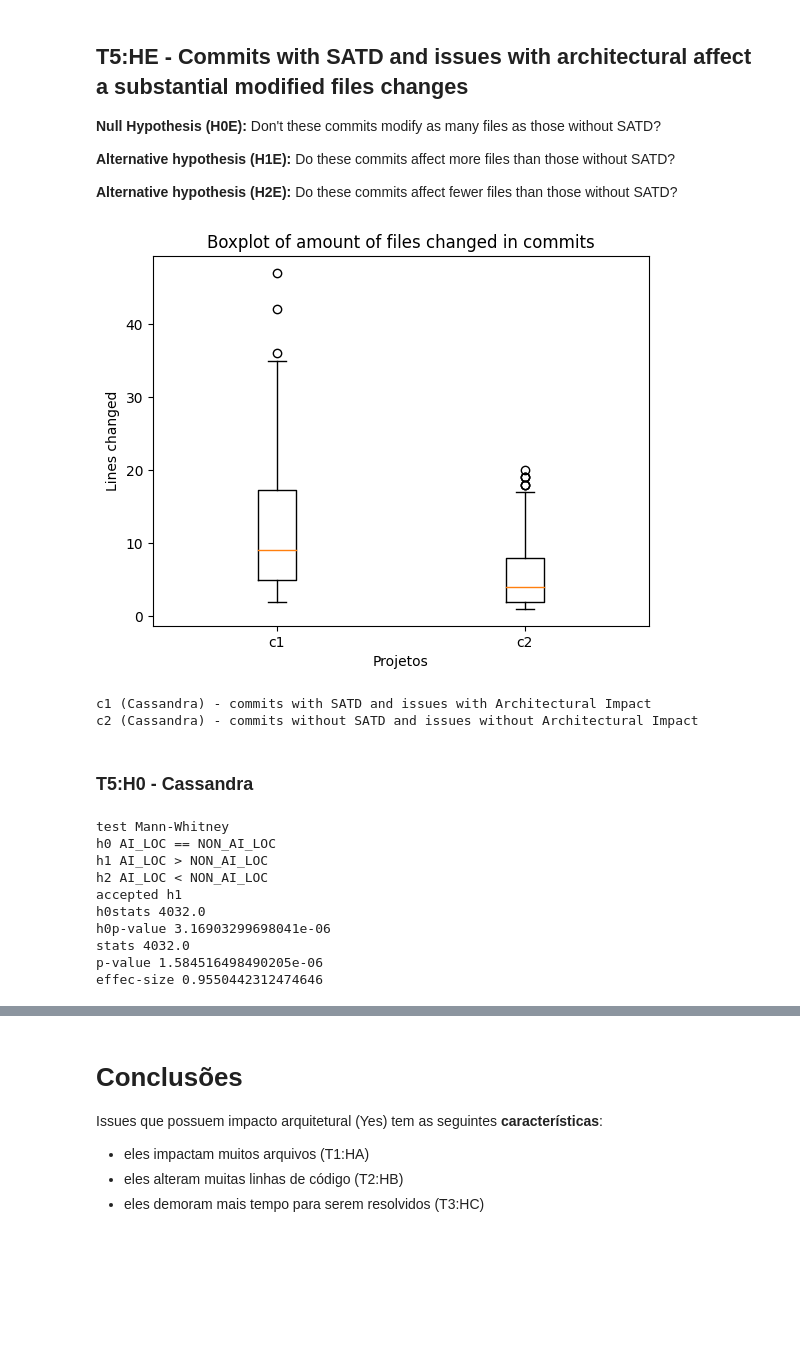
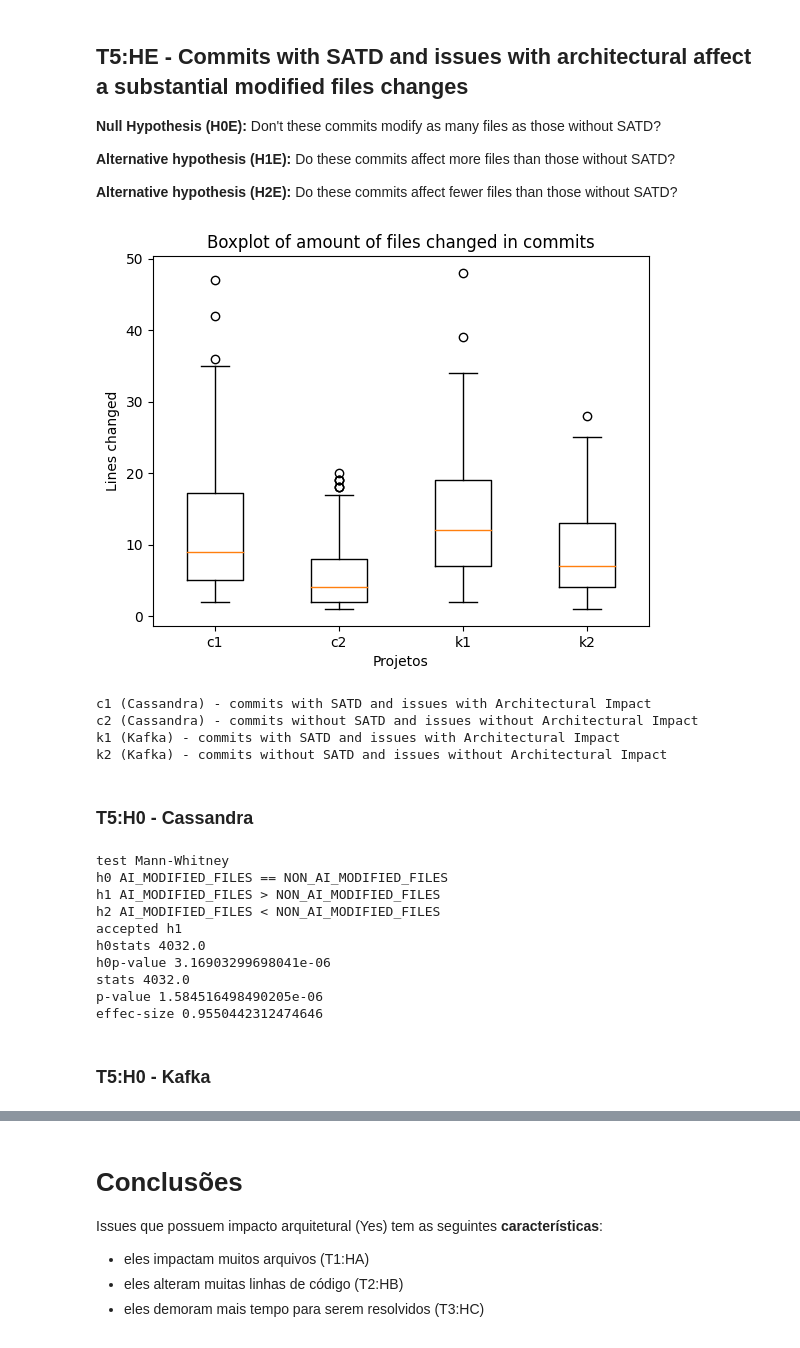
Before and after one commit to armandossrecife/my_validation, a Jupyter notebook: my_comparison2.ipynb, the cells around one changed output, grey strips where cells are left out. Drawn from its saved outputs; the diff is of its cells as text; code cells hidden in the pictures; blank space fills up the shorter version.

```diff
--- a/my_comparison2.ipynb
+++ b/my_comparison2.ipynb
@@ -1571,3 +1506,5 @@ effec-size 1.1167104558809364
 # %%
 df_extra1_cassandra_commits_issues_yes_ai = pd.read_excel('cassandra_commits_issues_yes_ai_satd.xlsx')
 df_extra1_cassandra_commits_issues_no_ai_no_satd = pd.read_excel('cassandra_commits_issues_no_ai_no_satd.xlsx')
+df_extra1_kafka_commits_issues_yes_ai = pd.read_excel('kafka_commits_issues_yes_ai_satd.xlsx')
+df_extra1_kafka_commits_issues_no_ai = pd.read_excel('kafka_commits_issues_no_ai_no_satd.xlsx')
@@ -1621,39 +1572,43 @@ effec-size 1.1888854537193647
 # %%
 d1_extra1_cassandra_issues_ai_yes_files = df_extra1_cassandra_commits_issues_yes_ai.files
 d1_extra1_cassandra_without_outliers_files = remove_outliers_from_serie(d1_extra1_cassandra_issues_ai_yes_files)
-d3_extra1_cassandra_commits_issues_no_ai_no_satd_files = df_extra1_cassandra_commits_issues_no_ai_no_satd.files
-d3_extra1_cassandra_without_outliers_files = remove_outliers_from_serie(d3_extra1_cassandra_commits_issues_no_ai_no_satd_files)
+d2_extra1_cassandra_commits_issues_no_ai_no_satd_files = df_extra1_cassandra_commits_issues_no_ai_no_satd.files
+d2_extra1_cassandra_without_outliers_files = remove_outliers_from_serie(d2_extra1_cassandra_commits_issues_no_ai_no_satd_files)
+# %%
+d1_extra1_kafka_issues_ai_yes_files = df_extra1_kafka_commits_issues_yes_ai.files
+d1_extra1_kafka_without_outliers_files = remove_outliers_from_serie(d1_extra1_kafka_issues_ai_yes_files)
+d2_extra1_kafka_commits_issues_no_ai_no_satd_files = df_extra1_kafka_commits_issues_no_ai.files
+d2_extra1_kafka_without_outliers_files = remove_outliers_from_serie(d2_extra1_kafka_commits_issues_no_ai_no_satd_files)
 # %%
-create_boxplot(lista_dados=[d1_extra1_cassandra_without_outliers_files, d3_extra1_cassandra_without_outliers_files,], my_title='Boxplot of amount of files changed in commits', my_xlabel='Projetos', my_ylabel='Lines changed', my_labels=['c1', 'c2'])
+create_boxplot(lista_dados=[d1_extra1_cassandra_without_outliers_files, d2_extra1_cassandra_without_outliers_files,d1_extra1_kafka_without_outliers_files, d2_extra1_kafka_without_outliers_files], my_title='Boxplot of amount of files changed in commits', my_xlabel='Projetos', my_ylabel='Lines changed', my_labels=['c1', 'c2', 'k1', 'k2'])
 print('c1 (Cassandra) - commits with SATD and issues with Architectural Impact')
 print('c2 (Cassandra) - commits without SATD and issues without Architectural Impact')
+print('k1 (Kafka) - commits with SATD and issues with Architectural Impact')
+print('k2 (Kafka) - commits without SATD and issues without Architectural Impact')
 # %% [output]
-[figure, old version]
+[figure, new version]
 c1 (Cassandra) - commits with SATD and issues with Architectural Impact
 c2 (Cassandra) - commits without SATD and issues without Architectural Impact
+k1 (Kafka) - commits with SATD and issues with Architectural Impact
+k2 (Kafka) - commits without SATD and issues without Architectural Impact
 # %% [markdown]
 ### T5:H0 - Cassandra
-# %%
-list_number_of_loc_affected_ai_yes = d1_extra1_cassandra_without_outliers_files.to_list()
-list_number_of_loc_affected_ai_no = d3_extra1_cassandra_without_outliers_files.to_list()
-
-# Create two numpy arrays containing the number of files affected by issues with architectural impact and issues with less architectural impact, respectively.
-issues_with_architectural_impact = np.array(list_number_of_loc_affected_ai_yes)
-issues_less_architectural_impact = np.array(list_number_of_loc_affected_ai_no)
-
-# Perform the Mann-Whitney U test.
-resultado_t4_ha_cassandra = perform_mann_whitney_u_test(issues_with_architectural_impact, issues_less_architectural_impact, 'LOC')
-
-for k, v in resultado_t4_ha_cassandra.items():
-  print(k, v)
-# %% [output]
-test Mann-Whitney
-h0 AI_LOC == NON_AI_LOC
-h1 AI_LOC > NON_AI_LOC
-h2 AI_LOC < NON_AI_LOC
-accepted h1
-h0stats 4032.0
-h0p-value 3.16903299698041e-06
-stats 4032.0
-p-value 1.584516498490205e-06
-effec-size 0.9550442312474646
+# %%
+# Perform the Mann-Whitney U test.
+resultado_t5_ha_cassandra = my_mann_whitney(d1_extra1_cassandra_without_outliers_files, d2_extra1_cassandra_without_outliers_files, 'MODIFIED_FILES')
+
+for k, v in resultado_t5_ha_cassandra.items():
+  print(k, v)
+# %% [output]
+test Mann-Whitney
+h0 AI_MODIFIED_FILES == NON_AI_MODIFIED_FILES
+h1 AI_MODIFIED_FILES > NON_AI_MODIFIED_FILES
+h2 AI_MODIFIED_FILES < NON_AI_MODIFIED_FILES
+accepted h1
+h0stats 4032.0
+h0p-value 3.16903299698041e-06
+stats 4032.0
+p-value 1.584516498490205e-06
+effec-size 0.9550442312474646
+# %% [markdown]
+### T5:H0 - Kafka
```
Also changed, not shown: parts of 34 cells of this notebook.
